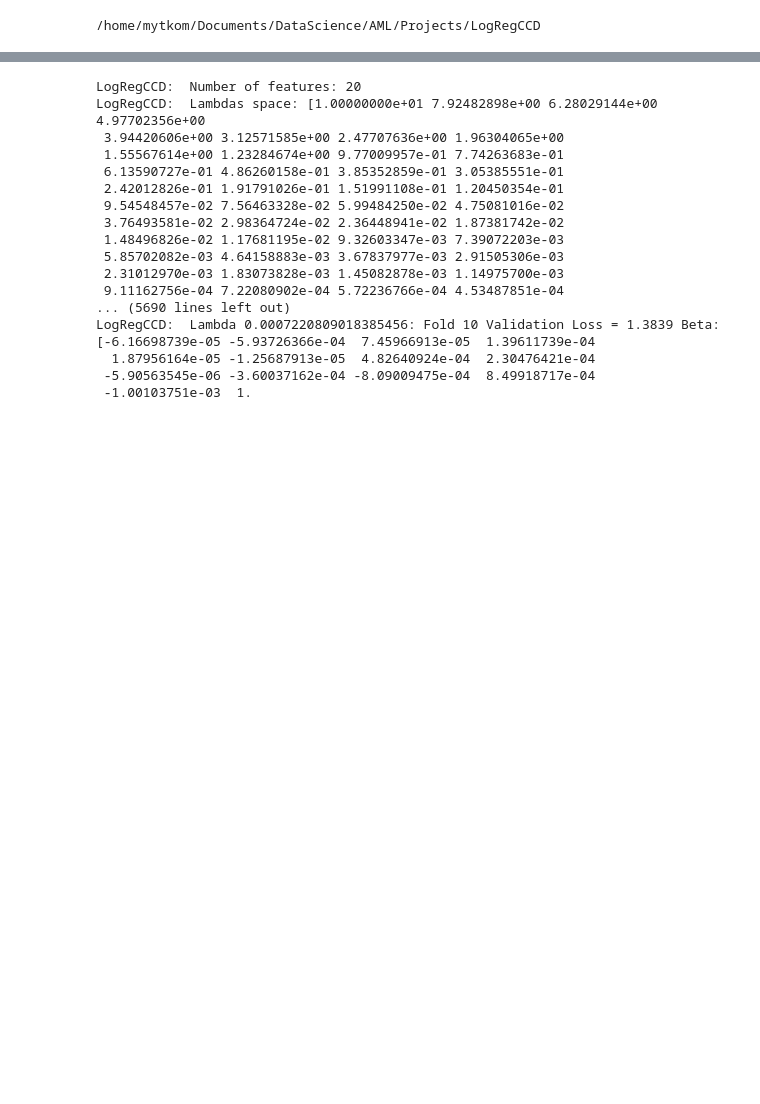
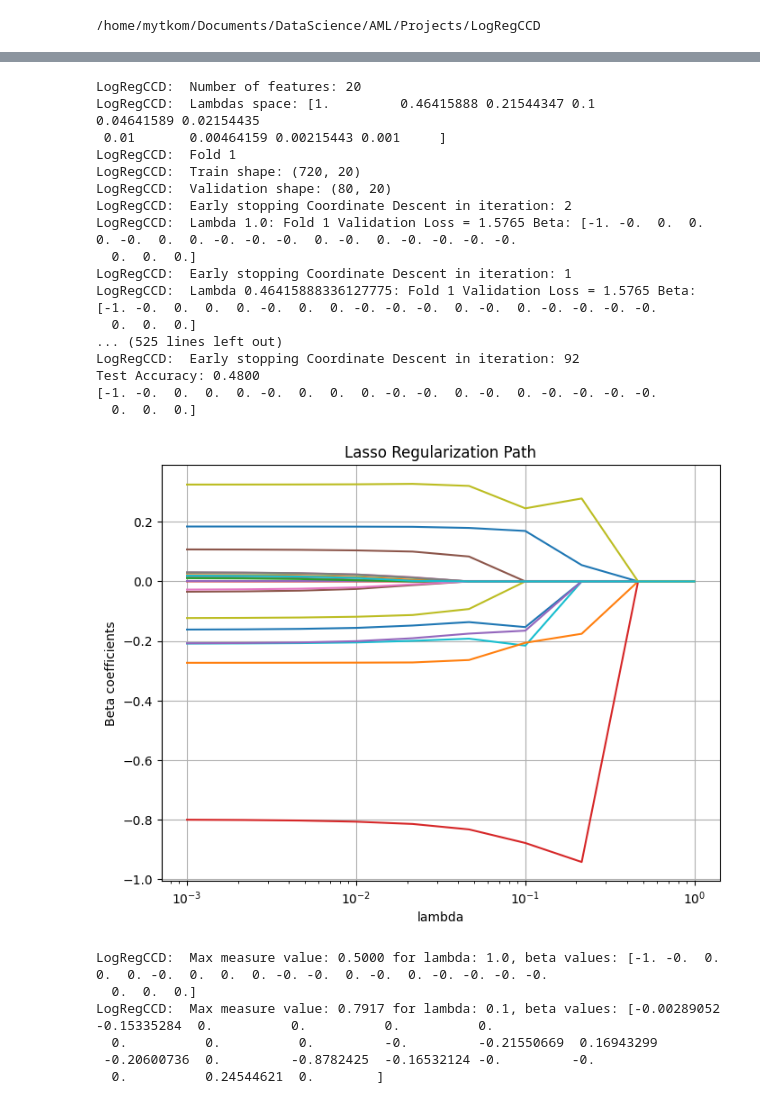
Before and after one commit to mytkom/LogRegCCD, a Jupyter notebook: notebooks/comparison.ipynb, the cells around one changed output, grey strips where cells are left out. Drawn from its saved outputs; the diff is of its cells as text; code cells hidden in the pictures; blank space fills up the shorter version.

```diff
--- a/notebooks/comparison.ipynb
+++ b/notebooks/comparison.ipynb
@@ -69,31 +74,40 @@ intercept: [-0.10369508]
 # %%
 import src.measures as measure
 
 model = LogRegCCD(verbose=True)
-model.fit(X_train, y_train, lam_max=10, lam_count=100)
+model.fit(X_train, y_train, lam_max=1, lam_count=10)
 
 # Predict and evaluate accuracy
 y_pred = model.predict(X_test)
 accuracy = accuracy_score(y_test, y_pred)
 print(f"Test Accuracy: {accuracy:.4f}")
+print(model.best_beta)
+model.plot_lasso_path()
 
 model.validate(X_test, y_test, measure=measure.AUCROC())
 model.validate(X_test, y_test, measure=measure.FMeasure())
 # %% [output]
 LogRegCCD:  Number of features: 20
-LogRegCCD:  Lambdas space: [1.00000000e+01 7.92482898e+00 6.28029144e+00 4.97702356e+00
- 3.94420606e+00 3.12571585e+00 2.47707636e+00 1.96304065e+00
- 1.55567614e+00 1.23284674e+00 9.77009957e-01 7.74263683e-01
- 6.13590727e-01 4.86260158e-01 3.85352859e-01 3.05385551e-01
- 2.42012826e-01 1.91791026e-01 1.51991108e-01 1.20450354e-01
- 9.54548457e-02 7.56463328e-02 5.99484250e-02 4.75081016e-02
- 3.76493581e-02 2.98364724e-02 2.36448941e-02 1.87381742e-02
- 1.48496826e-02 1.17681195e-02 9.32603347e-03 7.39072203e-03
- 5.85702082e-03 4.64158883e-03 3.67837977e-03 2.91505306e-03
- 2.31012970e-03 1.83073828e-03 1.45082878e-03 1.14975700e-03
- 9.11162756e-04 7.22080902e-04 5.72236766e-04 4.53487851e-04
-... (5690 lines left out)
-LogRegCCD:  Lambda 0.0007220809018385456: Fold 10 Validation Loss = 1.3839 Beta: [-6.16698739e-05 -5.93726366e-04  7.45966913e-05  1.39611739e-04
-  1.87956164e-05 -1.25687913e-05  4.82640924e-04  2.30476421e-04
- -5.90563545e-06 -3.60037162e-04 -8.09009475e-04  8.49918717e-04
- -1.00103751e-03  1.
+LogRegCCD:  Lambdas space: [1.         0.46415888 0.21544347 0.1        0.04641589 0.02154435
+ 0.01       0.00464159 0.00215443 0.001     ]
+LogRegCCD:  Fold 1
+LogRegCCD:  Train shape: (720, 20)
+LogRegCCD:  Validation shape: (80, 20)
+LogRegCCD:  Early stopping Coordinate Descent in iteration: 2
+LogRegCCD:  Lambda 1.0: Fold 1 Validation Loss = 1.5765 Beta: [-1. -0.  0.  0.  0. -0.  0.  0. -0. -0. -0.  0. -0.  0. -0. -0. -0. -0.
+  0.  0.  0.]
+LogRegCCD:  Early stopping Coordinate Descent in iteration: 1
+LogRegCCD:  Lambda 0.46415888336127775: Fold 1 Validation Loss = 1.5765 Beta: [-1. -0.  0.  0.  0. -0.  0.  0. -0. -0. -0.  0. -0.  0. -0. -0. -0. -0.
+  0.  0.  0.]
+... (525 lines left out)
+LogRegCCD:  Early stopping Coordinate Descent in iteration: 92
+Test Accuracy: 0.4800
+[-1. -0.  0.  0.  0. -0.  0.  0.  0. -0. -0.  0. -0.  0. -0. -0. -0. -0.
+  0.  0.  0.]
+[figure, added]
+LogRegCCD:  Max measure value: 0.5000 for lambda: 1.0, beta values: [-1. -0.  0.  0.  0. -0.  0.  0.  0. -0. -0.  0. -0.  0. -0. -0. -0. -0.
+  0.  0.  0.]
+LogRegCCD:  Max measure value: 0.7917 for lambda: 0.1, beta values: [-0.00289052 -0.15335284  0.          0.          0.          0.
+  0.          0.          0.         -0.         -0.21550669  0.16943299
+ -0.20600736  0.         -0.8782425  -0.16532124 -0.         -0.
+  0.          0.24544621  0.        ]
```
Also changed, not shown: parts of 2 cells of this notebook, 1 other file.
